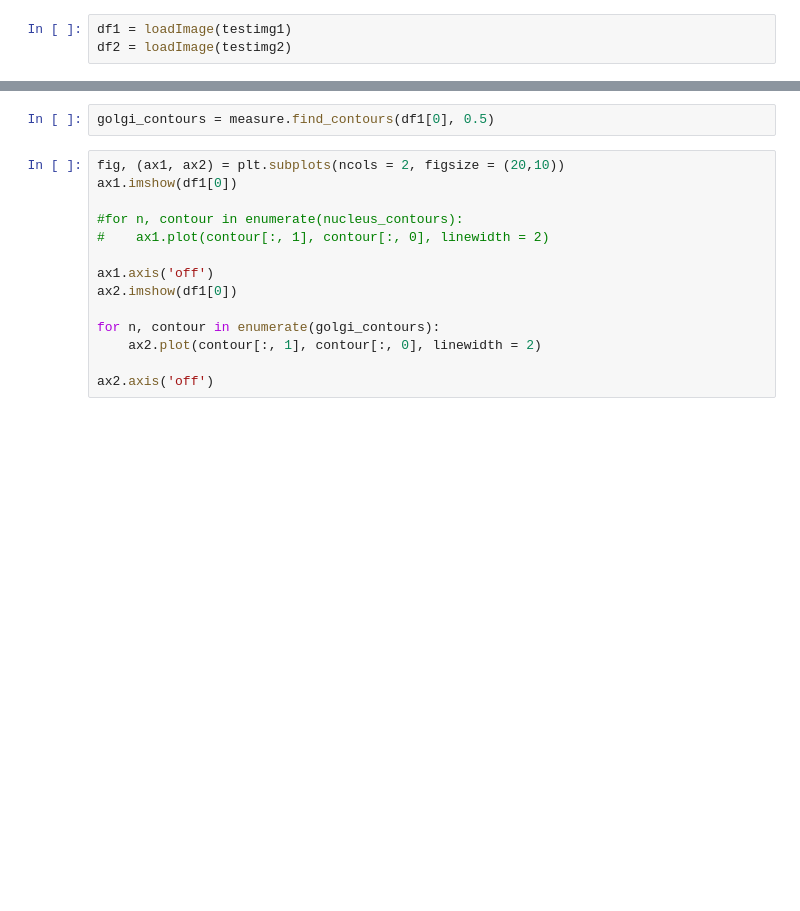
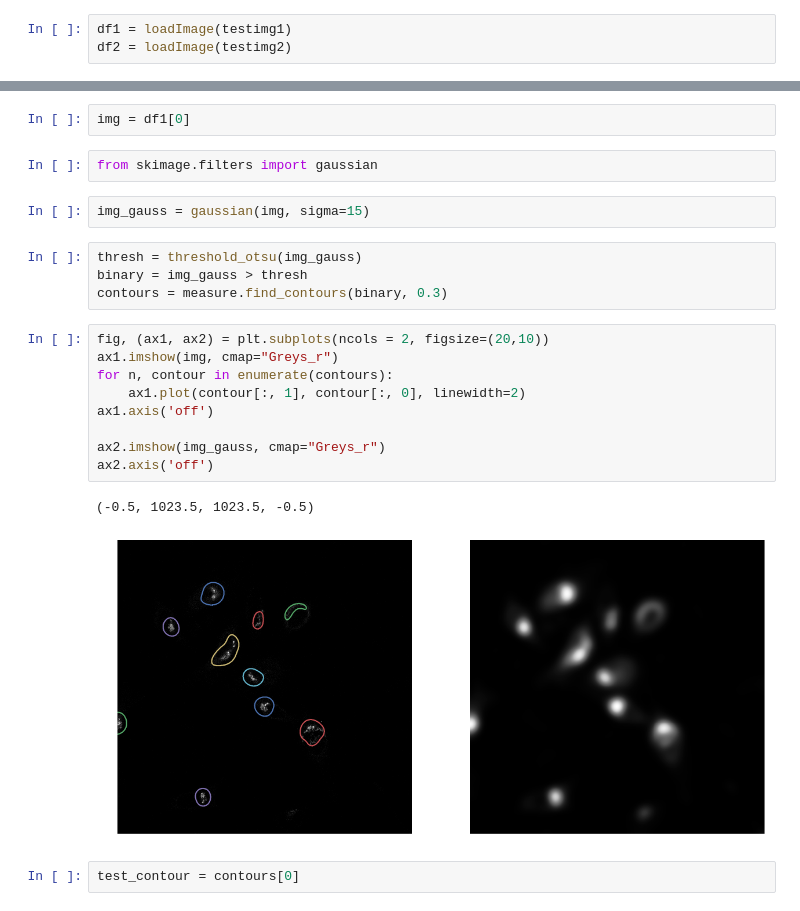
Before and after one commit to plinders/pH_analysis, a Jupyter notebook: Auto pH segmentation.ipynb, the cells around one changed output, grey strips where cells are left out. Drawn from its saved outputs; the diff is of its cells as text; blank space fills up the shorter version.

```diff
--- a/Auto pH segmentation.ipynb
+++ b/Auto pH segmentation.ipynb
@@ -30,17 +30,25 @@ plt.imshow(df1[0], cmap="Greys_r")
 [figure]
-# %%
-golgi_contours = measure.find_contours(df1[0], 0.5)
+# %%
+img = df1[0]
+# %%
+from skimage.filters import gaussian
+# %%
+img_gauss = gaussian(img, sigma=15)
+# %%
+thresh = threshold_otsu(img_gauss)
+binary = img_gauss > thresh
+contours = measure.find_contours(binary, 0.3)
 # %%
-fig, (ax1, ax2) = plt.subplots(ncols = 2, figsize = (20,10))
-ax1.imshow(df1[0])
+fig, (ax1, ax2) = plt.subplots(ncols = 2, figsize=(20,10))
+ax1.imshow(img, cmap="Greys_r")
+for n, contour in enumerate(contours):
+    ax1.plot(contour[:, 1], contour[:, 0], linewidth=2)
+ax1.axis('off')
 
-#for n, contour in enumerate(nucleus_contours):
-#    ax1.plot(contour[:, 1], contour[:, 0], linewidth = 2)
-
-ax1.axis('off')
-ax2.imshow(df1[0])
-
-for n, contour in enumerate(golgi_contours):
-    ax2.plot(contour[:, 1], contour[:, 0], linewidth = 2)
-
+ax2.imshow(img_gauss, cmap="Greys_r")
 ax2.axis('off')
+# %% [output]
+(-0.5, 1023.5, 1023.5, -0.5)
+[figure, added]
+# %%
+test_contour = contours[0]
```
Also changed, not shown: parts of 9 cells of this notebook.
